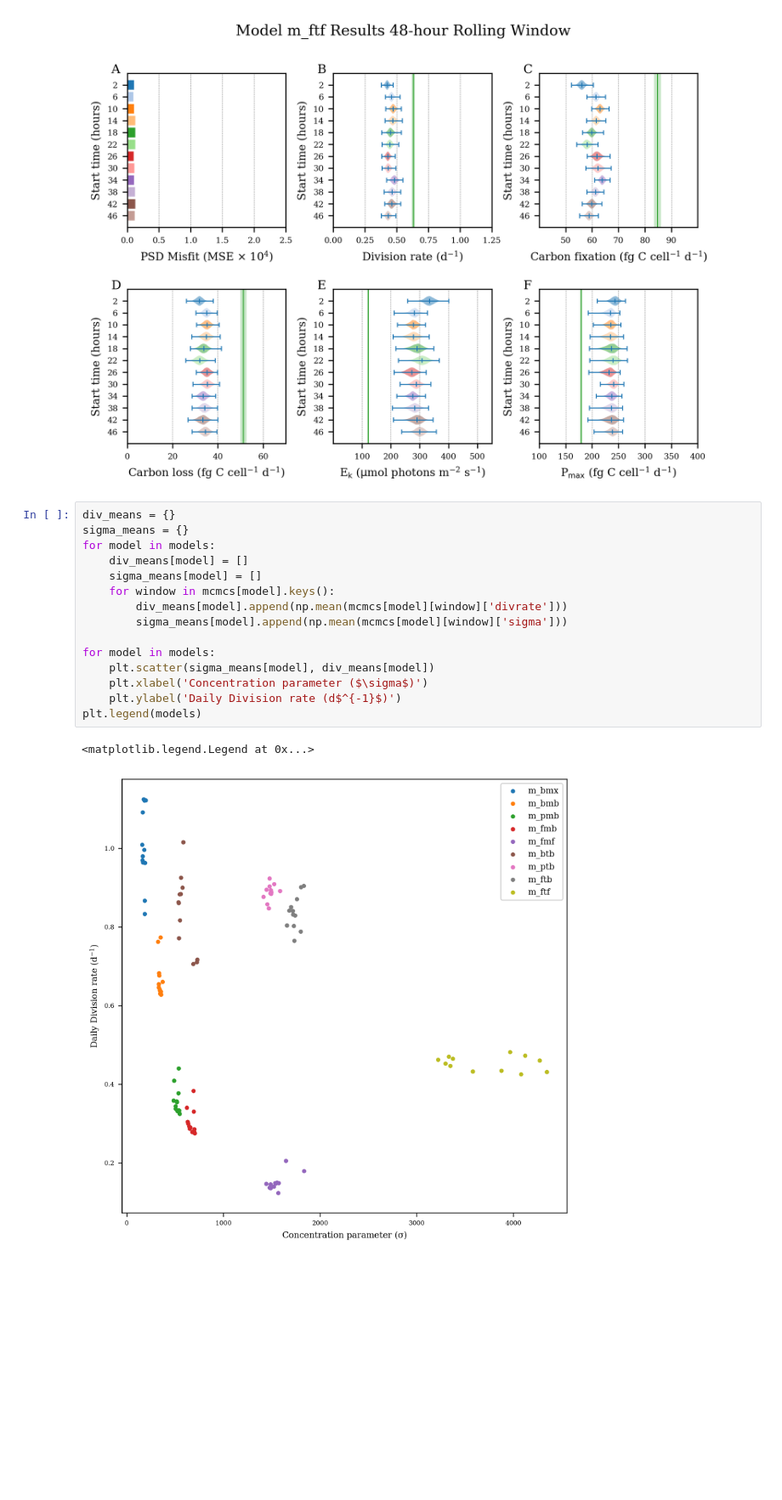
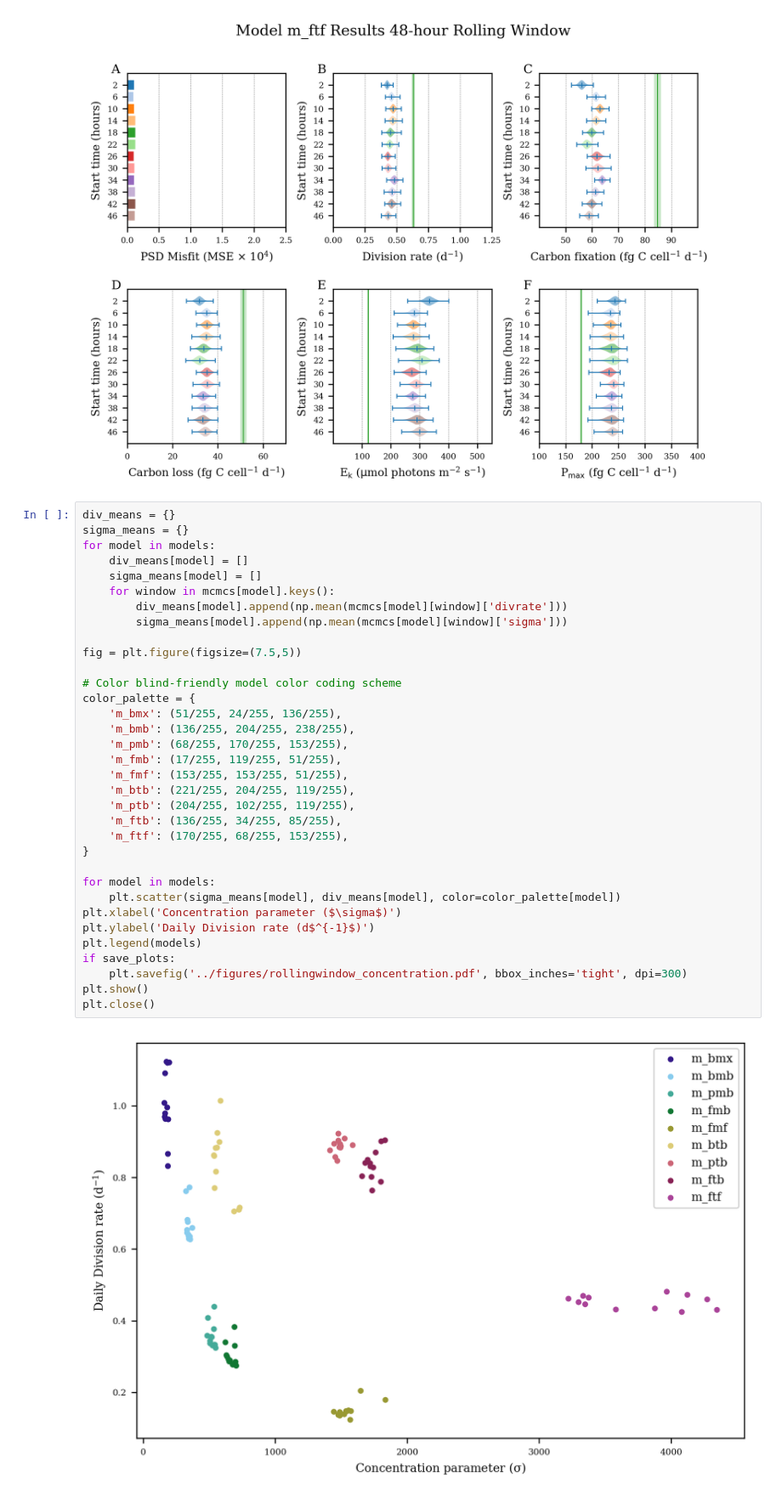
Before and after one commit to CBIOMES/bayesian-matrix-population-model, a Jupyter notebook: notebooks/figures_rolling_window.ipynb, the cells around one changed output. Shown: that part at 85% size. Drawn from its saved outputs; the diff is of its cells as text; blank space fills up the shorter version.

Commit message:
Notebook and figure updates

```diff
--- a/notebooks/figures_rolling_window.ipynb
+++ b/notebooks/figures_rolling_window.ipynb
@@ -626,18 +626,36 @@ for model in models:
 # %%
 div_means = {}
 sigma_means = {}
 for model in models:
     div_means[model] = []
     sigma_means[model] = []
     for window in mcmcs[model].keys():
         div_means[model].append(np.mean(mcmcs[model][window]['divrate']))
         sigma_means[model].append(np.mean(mcmcs[model][window]['sigma']))
 
+fig = plt.figure(figsize=(7.5,5))
+
+# Color blind-friendly model color coding scheme
+color_palette = {
+    'm_bmx': (51/255, 24/255, 136/255),
+    'm_bmb': (136/255, 204/255, 238/255),
+    'm_pmb': (68/255, 170/255, 153/255),
+    'm_fmb': (17/255, 119/255, 51/255),
+    'm_fmf': (153/255, 153/255, 51/255),
+    'm_btb': (221/255, 204/255, 119/255),
+    'm_ptb': (204/255, 102/255, 119/255),
+    'm_ftb': (136/255, 34/255, 85/255),
+    'm_ftf': (170/255, 68/255, 153/255),
+}
+
 for model in models:
-    plt.scatter(sigma_means[model], div_means[model])
-    plt.xlabel('Concentration parameter ($\sigma$)')
-    plt.ylabel('Daily Division rate (d$^{-1}$)')
+    plt.scatter(sigma_means[model], div_means[model], color=color_palette[model])
+plt.xlabel('Concentration parameter ($\sigma$)')
+plt.ylabel('Daily Division rate (d$^{-1}$)')
 plt.legend(models)
+if save_plots:
+    plt.savefig('../figures/rollingwindow_concentration.pdf', bbox_inches='tight', dpi=300)
+plt.show()
+plt.close()
 # %% [output]
-<matplotlib.legend.Legend at 0x...>
-[figure, old version]
+[figure, new version]
```
Also changed, not shown: 22 other files.
